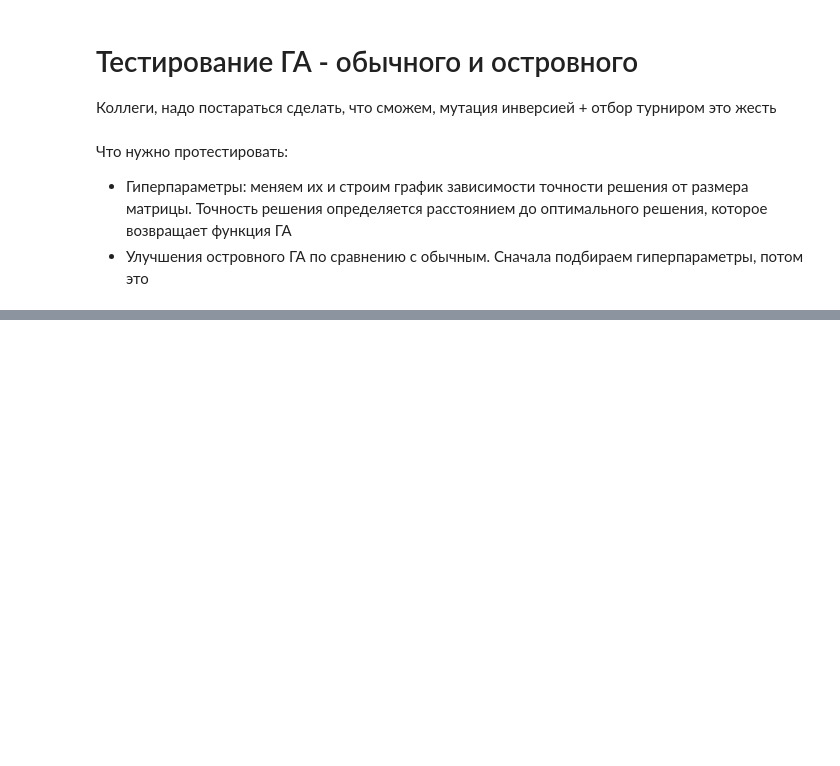
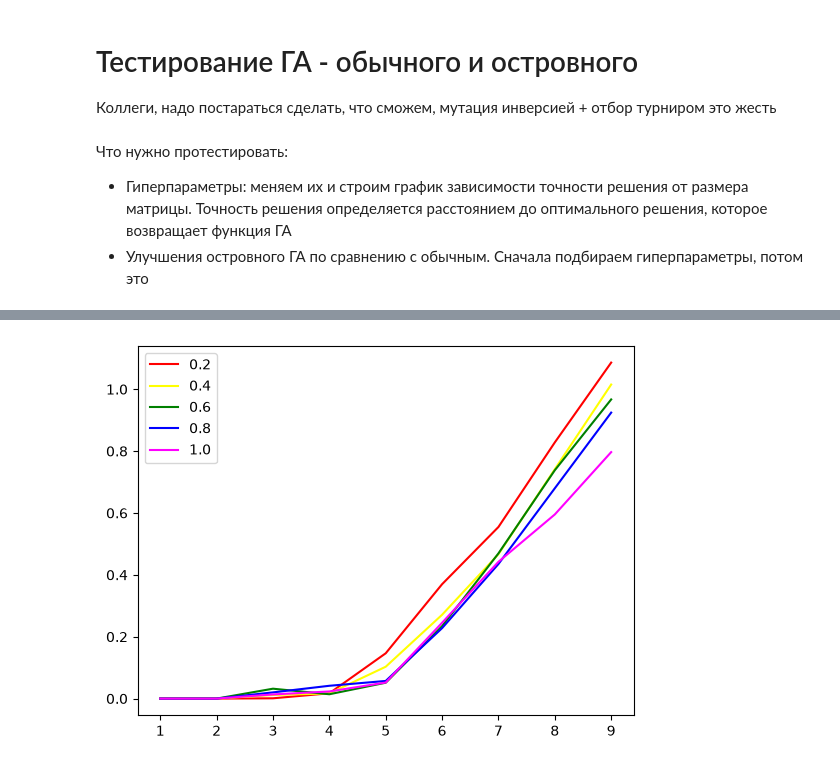
Before and after one commit to alekseev-n/IAD, a Jupyter notebook: lab1/testing.ipynb, the cells around one changed output, grey strips where cells are left out. Cells and saved outputs as stored; diff of their text form; code cells hidden in the pictures; blank space fills up the shorter version.

```diff
--- a/lab1/testing.ipynb
+++ b/lab1/testing.ipynb
@@ -29,0 +90,12 @@ generate_matrix(4, False)
+# %%
+usual_params["POPULATION_SIZE"] = 300
+
+for i in range(1, 6):
+    usual_params["MUTATION_PROBABILITY"] = i / 5
+    data_y = test_ga(data_x, 100, run_ga, usual_params)
+    plt.plot(data_x, data_y, color=colors[i - 1], label=str(i/5))
+
+plt.legend()
+plt.show()
+# %% [output]
+[figure, added]
```
Also changed, not shown: parts of 5 cells of this notebook, 3 other files.
